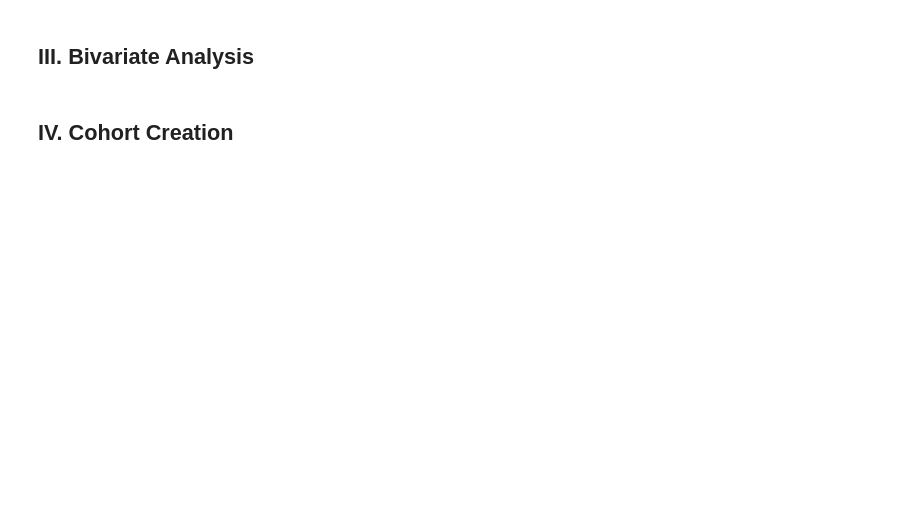
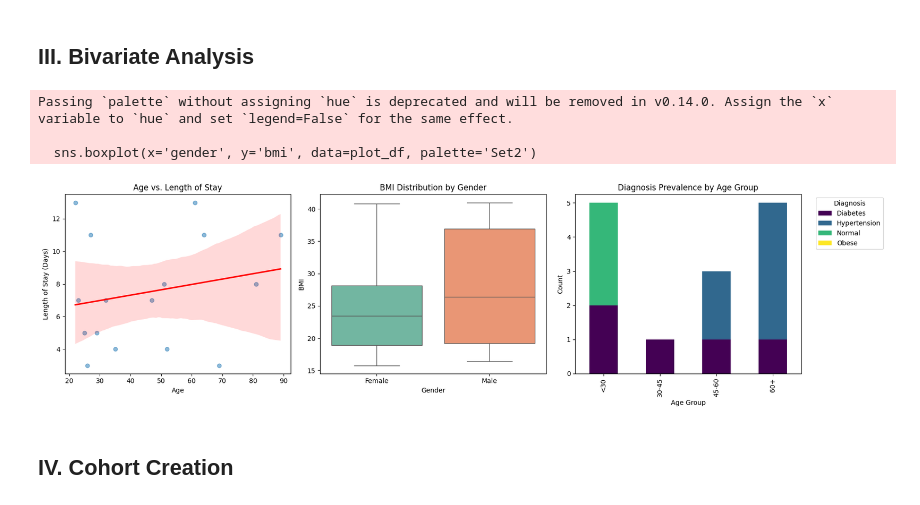
Before and after one commit to Fentahun60/Fentahun, a Jupyter notebook: Data_Science_Training Emerald.ipynb, the cells around one changed output. Cells and saved outputs as stored; diff of their text form; code cells hidden in the pictures; blank space fills up the shorter version.

```diff
--- a/Data_Science_Training Emerald.ipynb
+++ b/Data_Science_Training Emerald.ipynb
@@ -1462,4 +1577,55 @@ Vitals Data Head:
 # %% [markdown]
 ## **III. Bivariate Analysis**
+# %%
+import matplotlib.pyplot as plt
+import seaborn as sns
+import numpy as np
+
+# Prepare data for plotting
+# Note: We'll use df_patients which contains age and bmi, and df_admissions for los.
+# For visualization, we'll align them since both have 20 relevant records for this section.
+plot_df = df_patients.copy()
+plot_df['los'] = df_admissions['los'].iloc[:len(df_patients)].values
+
+# Standardize gender for the plot
+plot_df['gender'] = plot_df['gender'].replace({'F': 'Female', 'M': 'Male'})
+
+plt.figure(figsize=(18, 5))
+
+# 1. Age vs Length of Stay (scatter plot with trend line)
+plt.subplot(1, 3, 1)
+sns.regplot(x='age', y='los', data=plot_df, scatter_kws={'alpha':0.5}, line_kws={'color':'red'})
+plt.title('Age vs. Length of Stay')
+plt.xlabel('Age')
+plt.ylabel('Length of Stay (Days)')
+
+# 2. BMI by Gender (box plot)
+plt.subplot(1, 3, 2)
+sns.boxplot(x='gender', y='bmi', data=plot_df, palette='Set2')
+plt.title('BMI Distribution by Gender')
+plt.xlabel('Gender')
+plt.ylabel('BMI')
+
+# 3. Disease prevalence by age group
+# Create age bins
+bins = [0, 30, 45, 60, 100]
+labels = ['<30', '30-45', '45-60', '60+']
+plot_df['age_group'] = pd.cut(plot_df['age'], bins=bins, labels=labels)
+
+plt.subplot(1, 3, 3)
+disease_age = plot_df.groupby(['age_group', 'diagnosis']).size().unstack().fillna(0)
+disease_age.plot(kind='bar', stacked=True, ax=plt.gca(), cmap='viridis')
+plt.title('Diagnosis Prevalence by Age Group')
+plt.xlabel('Age Group')
+plt.ylabel('Count')
+plt.legend(title='Diagnosis', bbox_to_anchor=(1.05, 1), loc='upper left')
+
+plt.tight_layout()
+plt.show()
+# %% [output]
+Passing `palette` without assigning `hue` is deprecated and will be removed in v0.14.0. Assign the `x` variable to `hue` and set `legend=False` for the same effect.
+
+  sns.boxplot(x='gender', y='bmi', data=plot_df, palette='Set2')
+[figure, added]
 # %% [markdown]
 ## **IV. Cohort Creation**
```
Also changed, not shown: parts of 52 cells of this notebook.
